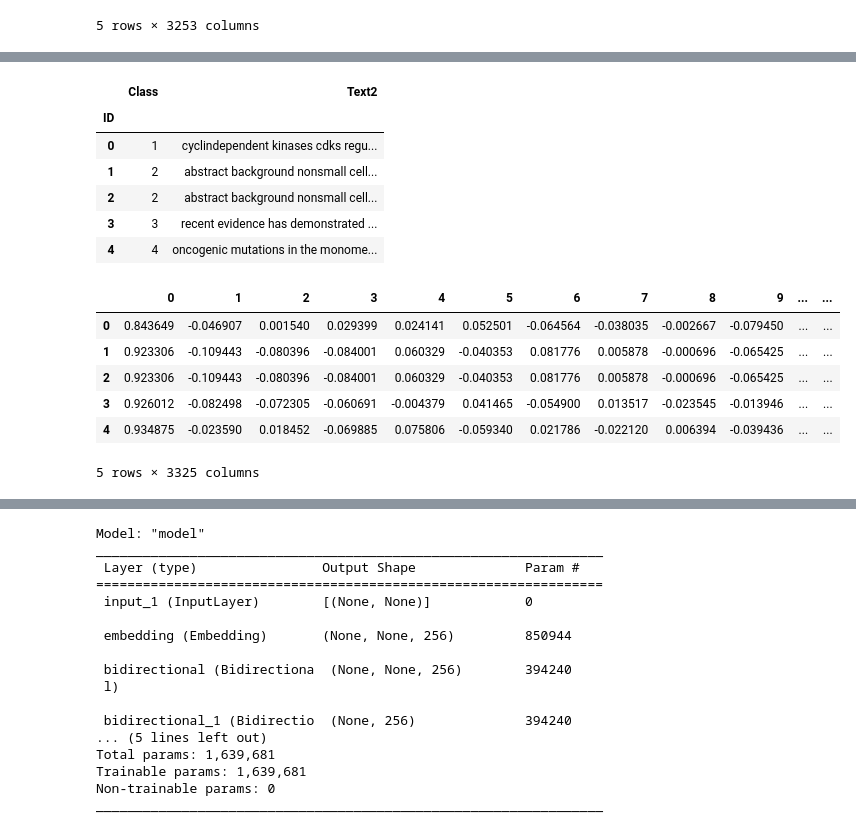
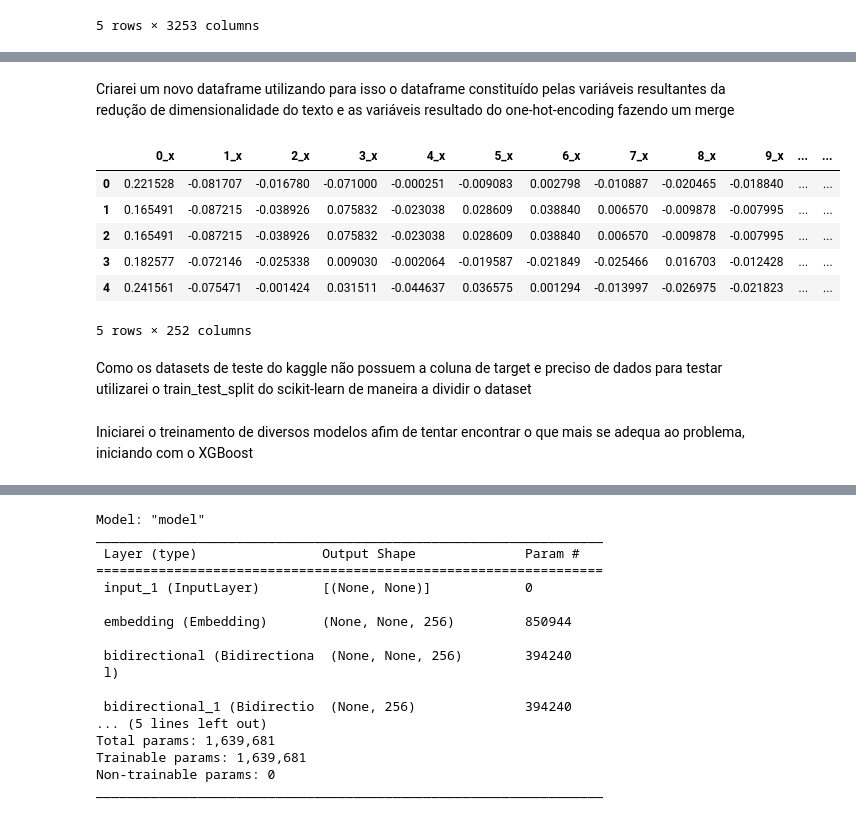
Before and after one commit to RodrigoSoares256/Projeto07, a Jupyter notebook: Projeto07.ipynb, the cells around one changed output, grey strips where cells are left out. Cells and saved outputs as stored; diff of their text form; code cells hidden in the pictures.

```diff
--- a/Projeto07.ipynb
+++ b/Projeto07.ipynb
@@ -108,33 +152,29 @@ one_hot_enc_gene_var.head()
+# %% [markdown]
+Criarei um novo dataframe utilizando para isso o dataframe constituído pelas variáveis resultantes da redução de dimensionalidade do texto e as variáveis resultado do one-hot-encoding fazendo um merge
+# %%
+train2 = pd.merge(truncated_train,one_hot_truncated, how = 'inner', on = "ID")
+train2["Class"] = train["Class"]
+train2.dropna(inplace = True)
+train2.head()
+# %% [output]
+|  | 0_x | 1_x | 2_x | 3_x | 4_x | 5_x | 6_x | 7_x | 8_x | 9_x | ... | ... |
+| 0 | 0.221528 | -0.081707 | -0.016780 | -0.071000 | -0.000251 | -0.009083 | 0.002798 | -0.010887 | -0.020465 | -0.018840 | ... | ... |
+| 1 | 0.165491 | -0.087215 | -0.038926 | 0.075832 | -0.023038 | 0.028609 | 0.038840 | 0.006570 | -0.009878 | -0.007995 | ... | ... |
+| 2 | 0.165491 | -0.087215 | -0.038926 | 0.075832 | -0.023038 | 0.028609 | 0.038840 | 0.006570 | -0.009878 | -0.007995 | ... | ... |
+| 3 | 0.182577 | -0.072146 | -0.025338 | 0.009030 | -0.002064 | -0.019587 | -0.021849 | -0.025466 | 0.016703 | -0.012428 | ... | ... |
+| 4 | 0.241561 | -0.075471 | -0.001424 | 0.031511 | -0.044637 | 0.036575 | 0.001294 | -0.013997 | -0.026975 | -0.021823 | ... | ... |
+5 rows × 252 columns
 # %%
-train.drop(["Text","Gene","Variation"],axis =1, inplace = True)
-train.head()
+train2.drop(["ID"], axis =1, inplace=True)
-# %% [output]
-|  | Class | Text2 |
-| ID |  |  |
-| 0 | 1 | cyclindependent kinases cdks regu... |
-| 1 | 2 | abstract background nonsmall cell... |
-| 2 | 2 | abstract background nonsmall cell... |
-| 3 | 3 | recent evidence has demonstrated ... |
-| 4 | 4 | oncogenic mutations in the monome... |
-# %%
-#train = pd.merge(dfTrain,dfTrainVariant, how = "inner", on = "ID")
-train2 = pd.merge(truncated_train,one_hot_enc_gene_var, how = 'inner', on = "ID")
-train2["Class"] = train["Class"]
-train2.dropna(inplace = True)
-train2.head()
-# %% [output]
-|  | 0 | 1 | 2 | 3 | 4 | 5 | 6 | 7 | 8 | 9 | ... | ... |
-| 0 | 0.843649 | -0.046907 | 0.001540 | 0.029399 | 0.024141 | 0.052501 | -0.064564 | -0.038035 | -0.002667 | -0.079450 | ... | ... |
-| 1 | 0.923306 | -0.109443 | -0.080396 | -0.084001 | 0.060329 | -0.040353 | 0.081776 | 0.005878 | -0.000696 | -0.065425 | ... | ... |
-| 2 | 0.923306 | -0.109443 | -0.080396 | -0.084001 | 0.060329 | -0.040353 | 0.081776 | 0.005878 | -0.000696 | -0.065425 | ... | ... |
-| 3 | 0.926012 | -0.082498 | -0.072305 | -0.060691 | -0.004379 | 0.041465 | -0.054900 | 0.013517 | -0.023545 | -0.013946 | ... | ... |
-| 4 | 0.934875 | -0.023590 | 0.018452 | -0.069885 | 0.075806 | -0.059340 | 0.021786 | -0.022120 | 0.006394 | -0.039436 | ... | ... |
-5 rows × 3325 columns
+# %% [markdown]
+Como os datasets de teste do kaggle não possuem a coluna de target e preciso de dados para testar utilizarei o train_test_split do scikit-learn de maneira a dividir o dataset
 # %%
 X = train2.drop("Class", axis=1)
 y = train2.Class
 
 X_train, X_test, y_train, y_test  = train_test_split(X,y, test_size=0.20,shuffle=True)
+# %% [markdown]
+Iniciarei o treinamento de diversos modelos afim de tentar encontrar o que mais se adequa ao problema, iniciando com o XGBoost
 # %%
 modelXGB = xgboost.XGBClassifier()
 modelXGB.fit(X_train,y_train)
```
Also changed, not shown: parts of 36 cells of this notebook.
